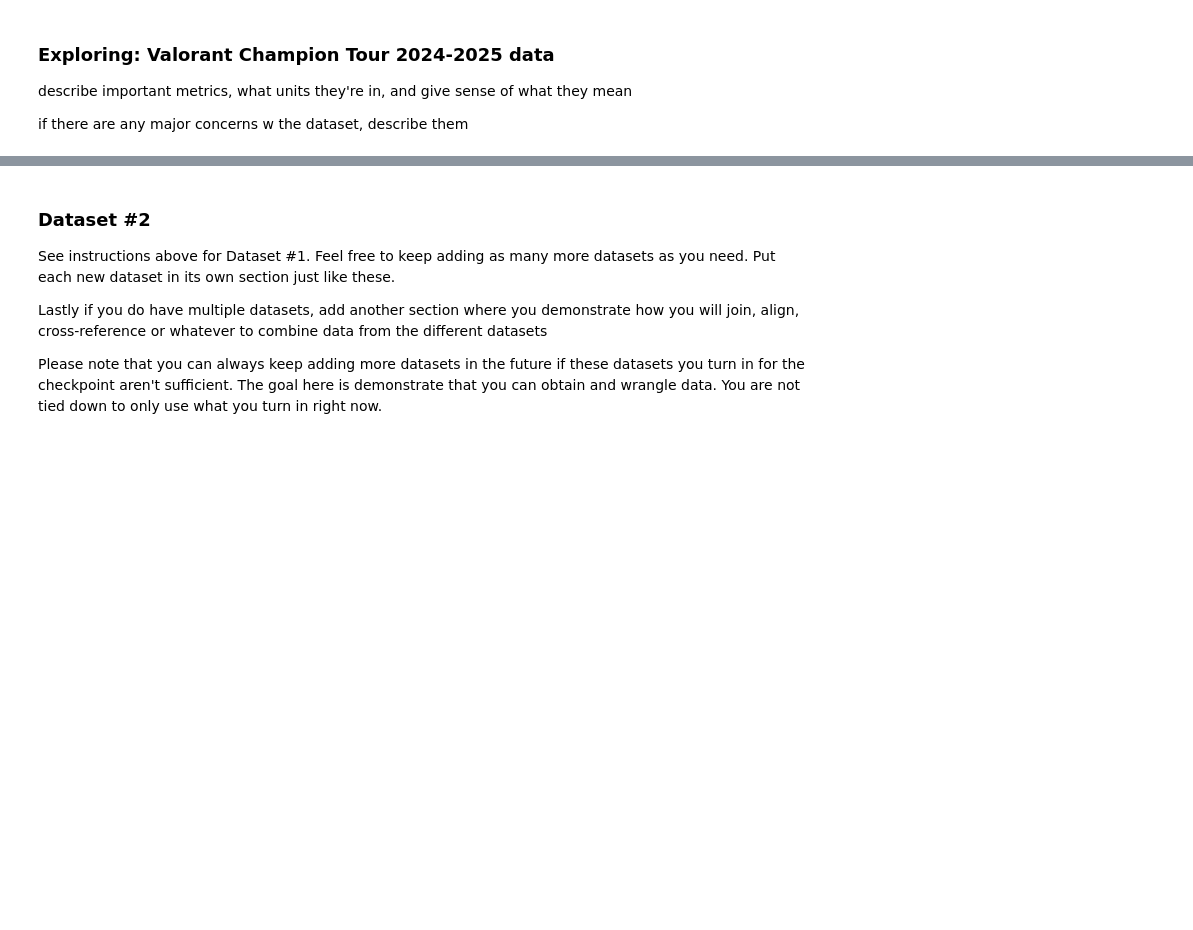
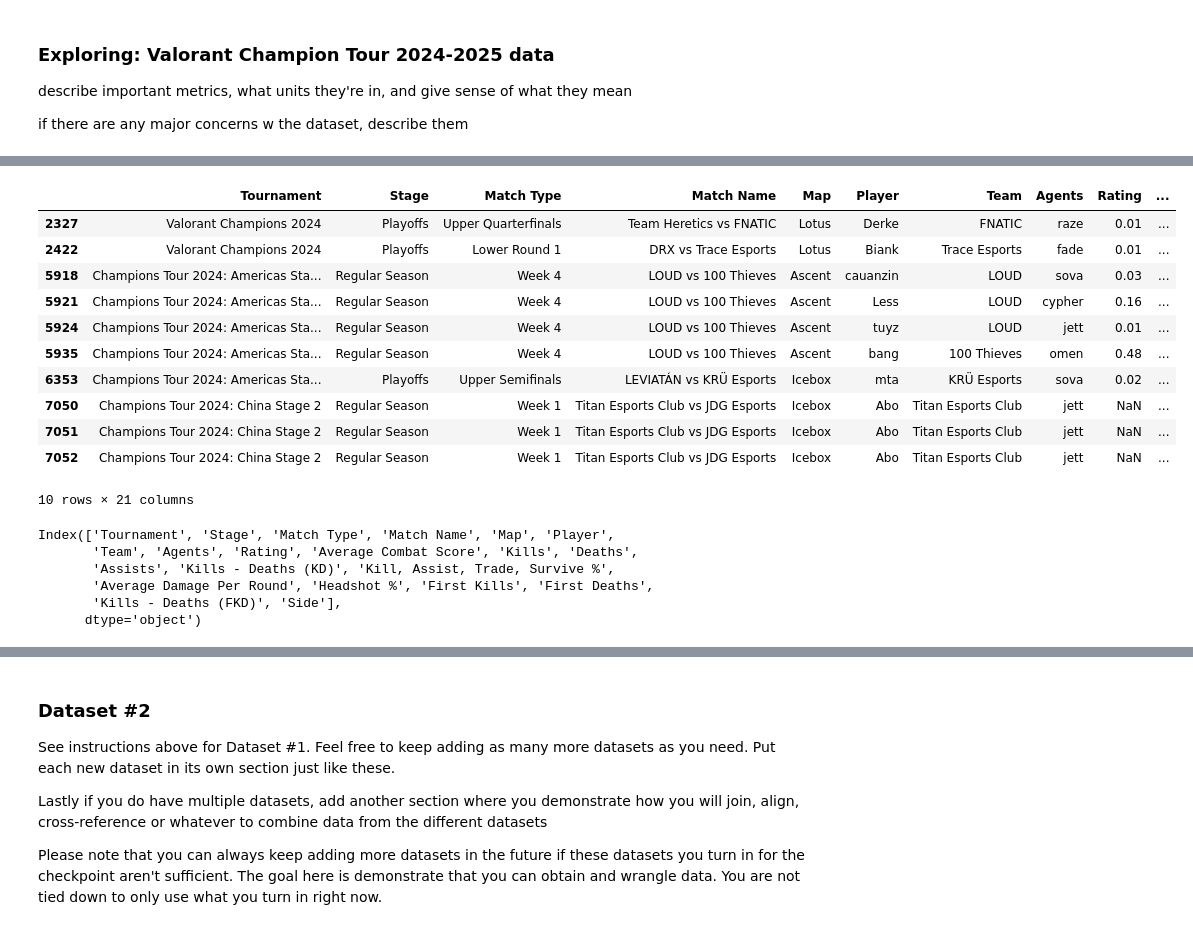
Before and after one commit to COGS108/Group102_WI26, a Jupyter notebook: 01-DataCheckpoint.ipynb, the cells around one changed output, grey strips where cells are left out. Drawn from its saved outputs; the diff is of its cells as text; code cells hidden in the pictures; blank space fills up the shorter version.

```diff
--- a/01-DataCheckpoint.ipynb
+++ b/01-DataCheckpoint.ipynb
@@ -204,0 +846,31 @@ import numpy as np
+# %%
+overview[
+    overview.isna().any(axis=1)
+].head(10)
+# %% [output]
+|  | Tournament | Stage | Match Type | Match Name | Map | Player | Team | Agents | Rating | ... |
+| 2327 | Valorant Champions 2024 | Playoffs | Upper Quarterfinals | Team Heretics vs FNATIC | Lotus | Derke | FNATIC | raze | 0.01 | ... |
+| 2422 | Valorant Champions 2024 | Playoffs | Lower Round 1 | DRX vs Trace Esports | Lotus | Biank | Trace Esports | fade | 0.01 | ... |
+| 5918 | Champions Tour 2024: Americas Sta... | Regular Season | Week 4 | LOUD vs 100 Thieves | Ascent | cauanzin | LOUD | sova | 0.03 | ... |
+| 5921 | Champions Tour 2024: Americas Sta... | Regular Season | Week 4 | LOUD vs 100 Thieves | Ascent | Less | LOUD | cypher | 0.16 | ... |
+| 5924 | Champions Tour 2024: Americas Sta... | Regular Season | Week 4 | LOUD vs 100 Thieves | Ascent | tuyz | LOUD | jett | 0.01 | ... |
+| 5935 | Champions Tour 2024: Americas Sta... | Regular Season | Week 4 | LOUD vs 100 Thieves | Ascent | bang | 100 Thieves | omen | 0.48 | ... |
+| 6353 | Champions Tour 2024: Americas Sta... | Playoffs | Upper Semifinals | LEVIATÁN vs KRÜ Esports | Icebox | mta | KRÜ Esports | sova | 0.02 | ... |
+| 7050 | Champions Tour 2024: China Stage 2 | Regular Season | Week 1 | Titan Esports Club vs JDG Esports | Icebox | Abo | Titan Esports Club | jett | NaN | ... |
+| 7051 | Champions Tour 2024: China Stage 2 | Regular Season | Week 1 | Titan Esports Club vs JDG Esports | Icebox | Abo | Titan Esports Club | jett | NaN | ... |
+| 7052 | Champions Tour 2024: China Stage 2 | Regular Season | Week 1 | Titan Esports Club vs JDG Esports | Icebox | Abo | Titan Esports Club | jett | NaN | ... |
+10 rows × 21 columns
+# %%
+## Flag potential outliers
+overview[
+    (overview["Rating"] > 2) |
+    (overview["Average Damage Per Round"] > 300)
+][["Player", "Rating", "Average Damage Per Round"]].head(10)
+overview.columns
+# %% [output]
+Index(['Tournament', 'Stage', 'Match Type', 'Match Name', 'Map', 'Player',
+       'Team', 'Agents', 'Rating', 'Average Combat Score', 'Kills', 'Deaths',
+       'Assists', 'Kills - Deaths (KD)', 'Kill, Assist, Trade, Survive %',
+       'Average Damage Per Round', 'Headshot %', 'First Kills', 'First Deaths',
+       'Kills - Deaths (FKD)', 'Side'],
+      dtype='object')
```
Also changed, not shown: parts of 61 cells of this notebook.
